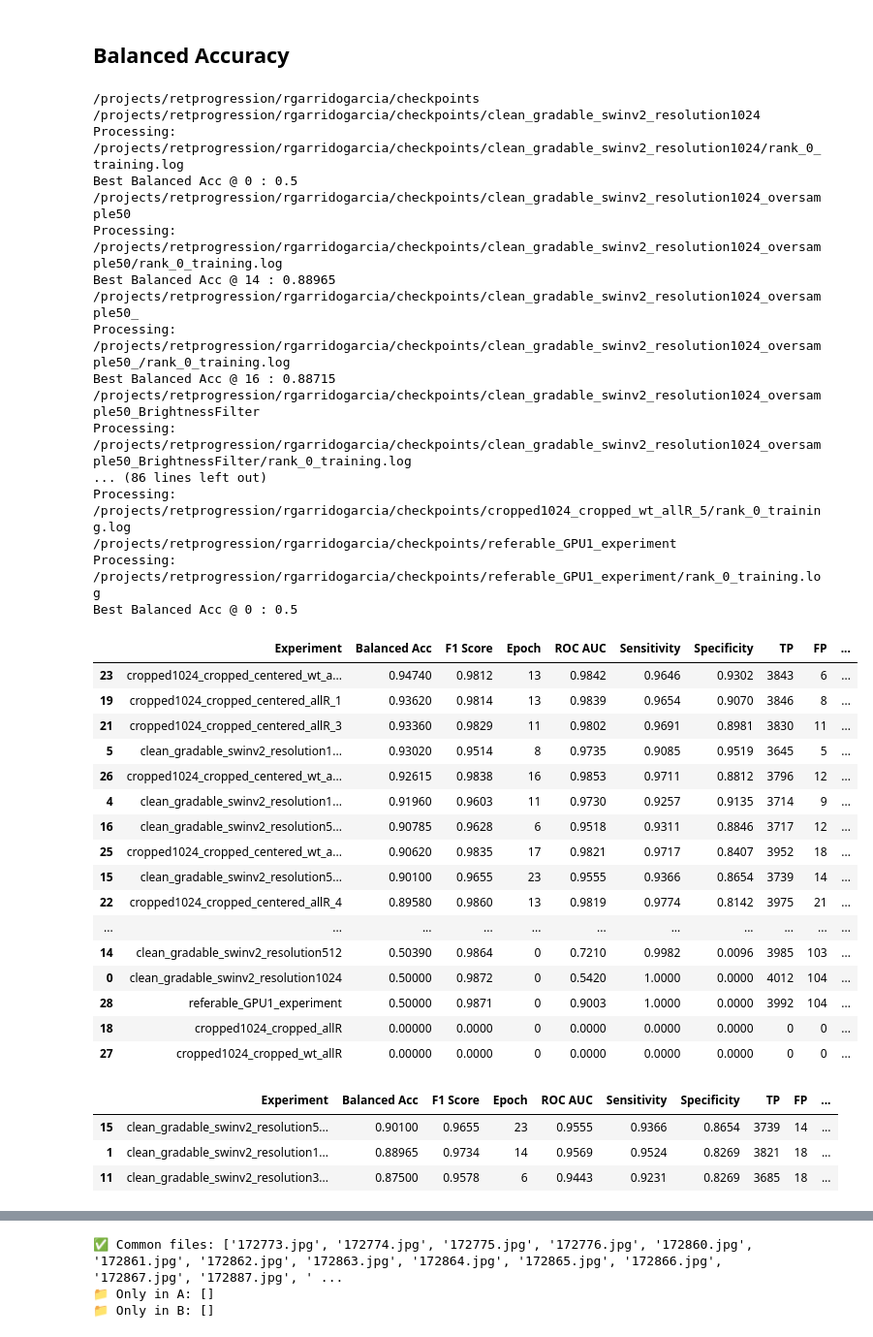
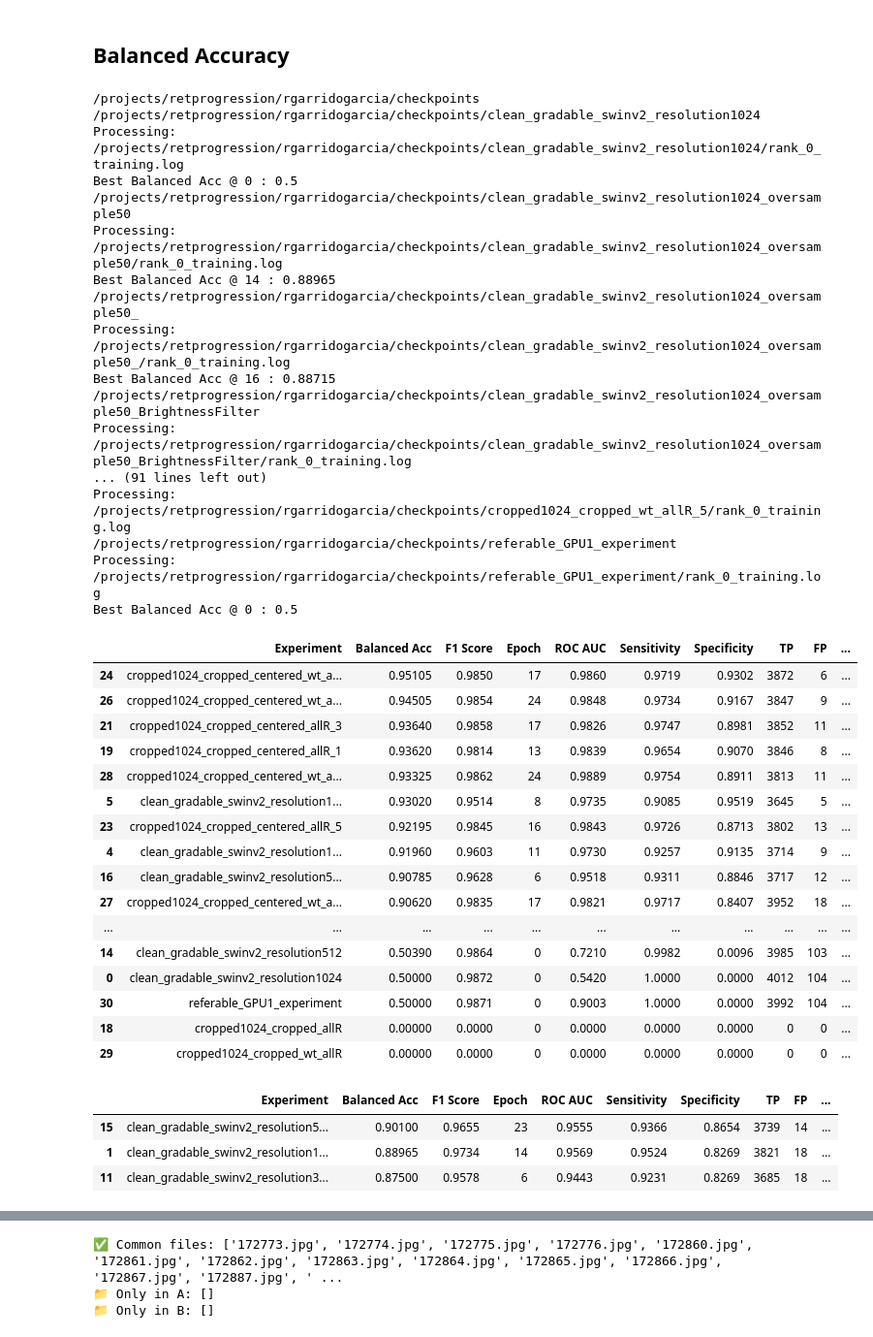
Before and after one commit to xiyuy/RETProgression, a Jupyter notebook: results_analysis/scores.ipynb, the cells around one changed output, grey strips where cells are left out. Shown at 97% size. Drawn from its saved outputs; the diff is of its cells as text; code cells hidden in the pictures.

```diff
--- a/results_analysis/scores.ipynb
+++ b/results_analysis/scores.ipynb
@@ -369,50 +369,52 @@ def sort_by_resolution(df):
 # cropped_df     = sort_by_resolution(cropped_df)
 # base_df        = sort_by_resolution(base_df)
 
 
 
 '''oversampled_df.to_csv('Balanced_Acc_score_oversample50.csv', index=False)
 cropped_df.to_csv('Balanced_Acc_score_cropped.csv', index=False)
 base_df.to_csv('Balanced_Acc_score_base.csv', index=False)'''
 
+df.to_csv("New_Balance_Acc_score.csv", index=False)
+
 display(oversampled_df)
 
 display(allR_df)
 # %% [output]
 /projects/retprogression/rgarridogarcia/checkpoints
 /projects/retprogression/rgarridogarcia/checkpoints/clean_gradable_swinv2_resolution1024
 Processing: /projects/retprogression/rgarridogarcia/checkpoints/clean_gradable_swinv2_resolution1024/rank_0_training.log
 Best Balanced Acc @ 0 : 0.5
 /projects/retprogression/rgarridogarcia/checkpoints/clean_gradable_swinv2_resolution1024_oversample50
 Processing: /projects/retprogression/rgarridogarcia/checkpoints/clean_gradable_swinv2_resolution1024_oversample50/rank_0_training.log
 Best Balanced Acc @ 14 : 0.88965
 /projects/retprogression/rgarridogarcia/checkpoints/clean_gradable_swinv2_resolution1024_oversample50_
 Processing: /projects/retprogression/rgarridogarcia/checkpoints/clean_gradable_swinv2_resolution1024_oversample50_/rank_0_training.log
 Best Balanced Acc @ 16 : 0.88715
 /projects/retprogression/rgarridogarcia/checkpoints/clean_gradable_swinv2_resolution1024_oversample50_BrightnessFilter
 Processing: /projects/retprogression/rgarridogarcia/checkpoints/clean_gradable_swinv2_resolution1024_oversample50_BrightnessFilter/rank_0_training.log
-... (86 lines left out)
+... (91 lines left out)
 Processing: /projects/retprogression/rgarridogarcia/checkpoints/cropped1024_cropped_wt_allR_5/rank_0_training.log
 /projects/retprogression/rgarridogarcia/checkpoints/referable_GPU1_experiment
 Processing: /projects/retprogression/rgarridogarcia/checkpoints/referable_GPU1_experiment/rank_0_training.log
 Best Balanced Acc @ 0 : 0.5
 |  | Experiment | Balanced Acc | F1 Score | Epoch | ROC AUC | Sensitivity | Specificity | TP | FP | ... |
-| 23 | cropped1024_cropped_centered_wt_a... | 0.94740 | 0.9812 | 13 | 0.9842 | 0.9646 | 0.9302 | 3843 | 6 | ... |
+| 24 | cropped1024_cropped_centered_wt_a... | 0.95105 | 0.9850 | 17 | 0.9860 | 0.9719 | 0.9302 | 3872 | 6 | ... |
+| 26 | cropped1024_cropped_centered_wt_a... | 0.94505 | 0.9854 | 24 | 0.9848 | 0.9734 | 0.9167 | 3847 | 9 | ... |
+| 21 | cropped1024_cropped_centered_allR_3 | 0.93640 | 0.9858 | 17 | 0.9826 | 0.9747 | 0.8981 | 3852 | 11 | ... |
 | 19 | cropped1024_cropped_centered_allR_1 | 0.93620 | 0.9814 | 13 | 0.9839 | 0.9654 | 0.9070 | 3846 | 8 | ... |
-| 21 | cropped1024_cropped_centered_allR_3 | 0.93360 | 0.9829 | 11 | 0.9802 | 0.9691 | 0.8981 | 3830 | 11 | ... |
+| 28 | cropped1024_cropped_centered_wt_a... | 0.93325 | 0.9862 | 24 | 0.9889 | 0.9754 | 0.8911 | 3813 | 11 | ... |
 | 5 | clean_gradable_swinv2_resolution1... | 0.93020 | 0.9514 | 8 | 0.9735 | 0.9085 | 0.9519 | 3645 | 5 | ... |
-| 26 | cropped1024_cropped_centered_wt_a... | 0.92615 | 0.9838 | 16 | 0.9853 | 0.9711 | 0.8812 | 3796 | 12 | ... |
+| 23 | cropped1024_cropped_centered_allR_5 | 0.92195 | 0.9845 | 16 | 0.9843 | 0.9726 | 0.8713 | 3802 | 13 | ... |
 | 4 | clean_gradable_swinv2_resolution1... | 0.91960 | 0.9603 | 11 | 0.9730 | 0.9257 | 0.9135 | 3714 | 9 | ... |
 | 16 | clean_gradable_swinv2_resolution5... | 0.90785 | 0.9628 | 6 | 0.9518 | 0.9311 | 0.8846 | 3717 | 12 | ... |
-| 25 | cropped1024_cropped_centered_wt_a... | 0.90620 | 0.9835 | 17 | 0.9821 | 0.9717 | 0.8407 | 3952 | 18 | ... |
-| 15 | clean_gradable_swinv2_resolution5... | 0.90100 | 0.9655 | 23 | 0.9555 | 0.9366 | 0.8654 | 3739 | 14 | ... |
-| 22 | cropped1024_cropped_centered_allR_4 | 0.89580 | 0.9860 | 13 | 0.9819 | 0.9774 | 0.8142 | 3975 | 21 | ... |
+| 27 | cropped1024_cropped_centered_wt_a... | 0.90620 | 0.9835 | 17 | 0.9821 | 0.9717 | 0.8407 | 3952 | 18 | ... |
 | ... | ... | ... | ... | ... | ... | ... | ... | ... | ... | ... |
 | 14 | clean_gradable_swinv2_resolution512 | 0.50390 | 0.9864 | 0 | 0.7210 | 0.9982 | 0.0096 | 3985 | 103 | ... |
 | 0 | clean_gradable_swinv2_resolution1024 | 0.50000 | 0.9872 | 0 | 0.5420 | 1.0000 | 0.0000 | 4012 | 104 | ... |
-| 28 | referable_GPU1_experiment | 0.50000 | 0.9871 | 0 | 0.9003 | 1.0000 | 0.0000 | 3992 | 104 | ... |
+| 30 | referable_GPU1_experiment | 0.50000 | 0.9871 | 0 | 0.9003 | 1.0000 | 0.0000 | 3992 | 104 | ... |
 | 18 | cropped1024_cropped_allR | 0.00000 | 0.0000 | 0 | 0.0000 | 0.0000 | 0.0000 | 0 | 0 | ... |
-| 27 | cropped1024_cropped_wt_allR | 0.00000 | 0.0000 | 0 | 0.0000 | 0.0000 | 0.0000 | 0 | 0 | ... |
+| 29 | cropped1024_cropped_wt_allR | 0.00000 | 0.0000 | 0 | 0.0000 | 0.0000 | 0.0000 | 0 | 0 | ... |
 |  | Experiment | Balanced Acc | F1 Score | Epoch | ROC AUC | Sensitivity | Specificity | TP | FP | ... |
 | 15 | clean_gradable_swinv2_resolution5... | 0.90100 | 0.9655 | 23 | 0.9555 | 0.9366 | 0.8654 | 3739 | 14 | ... |
 | 1 | clean_gradable_swinv2_resolution1... | 0.88965 | 0.9734 | 14 | 0.9569 | 0.9524 | 0.8269 | 3821 | 18 | ... |
```
Also changed, not shown: parts of 2 cells of this notebook, 56 other files.
